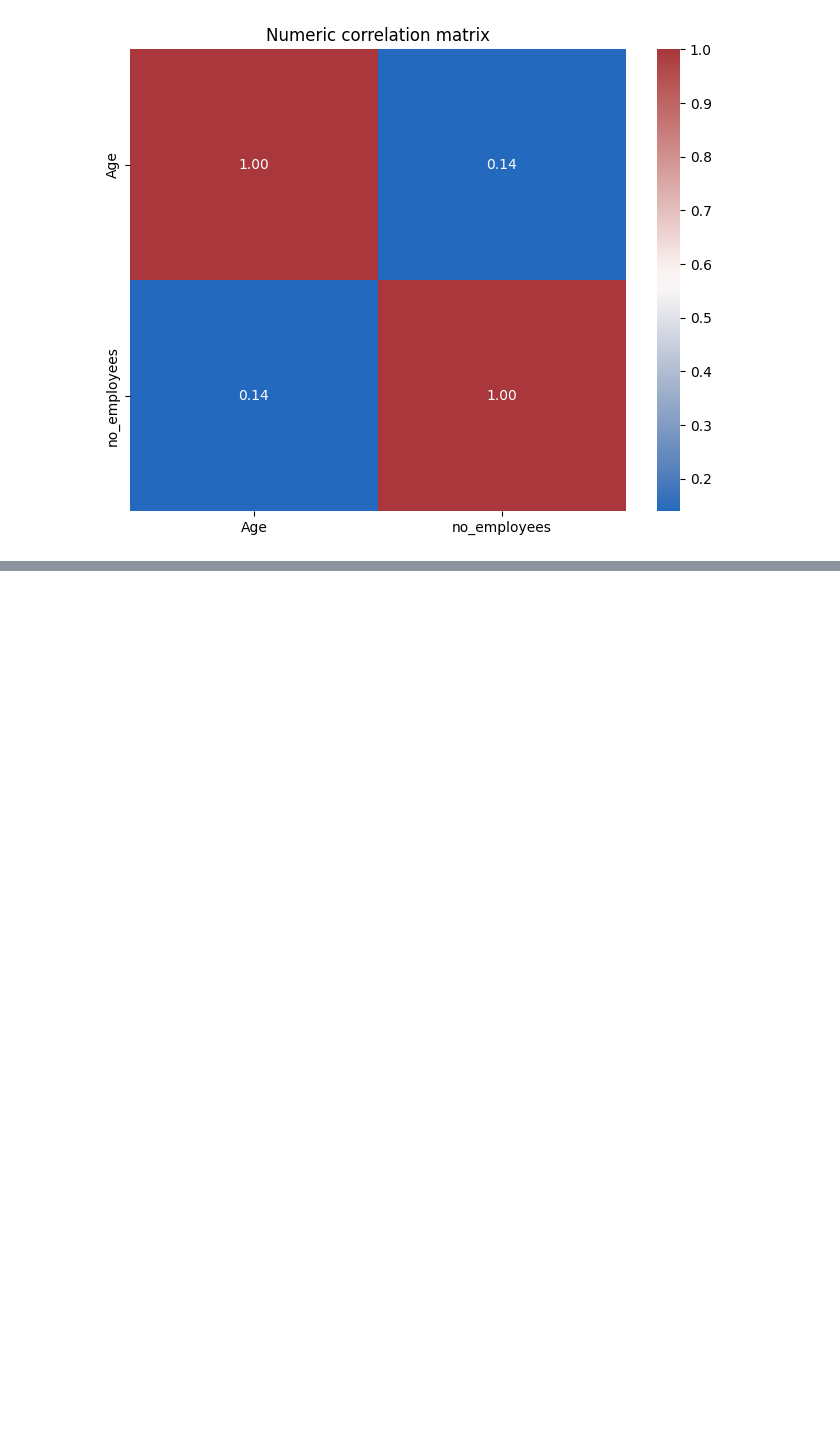
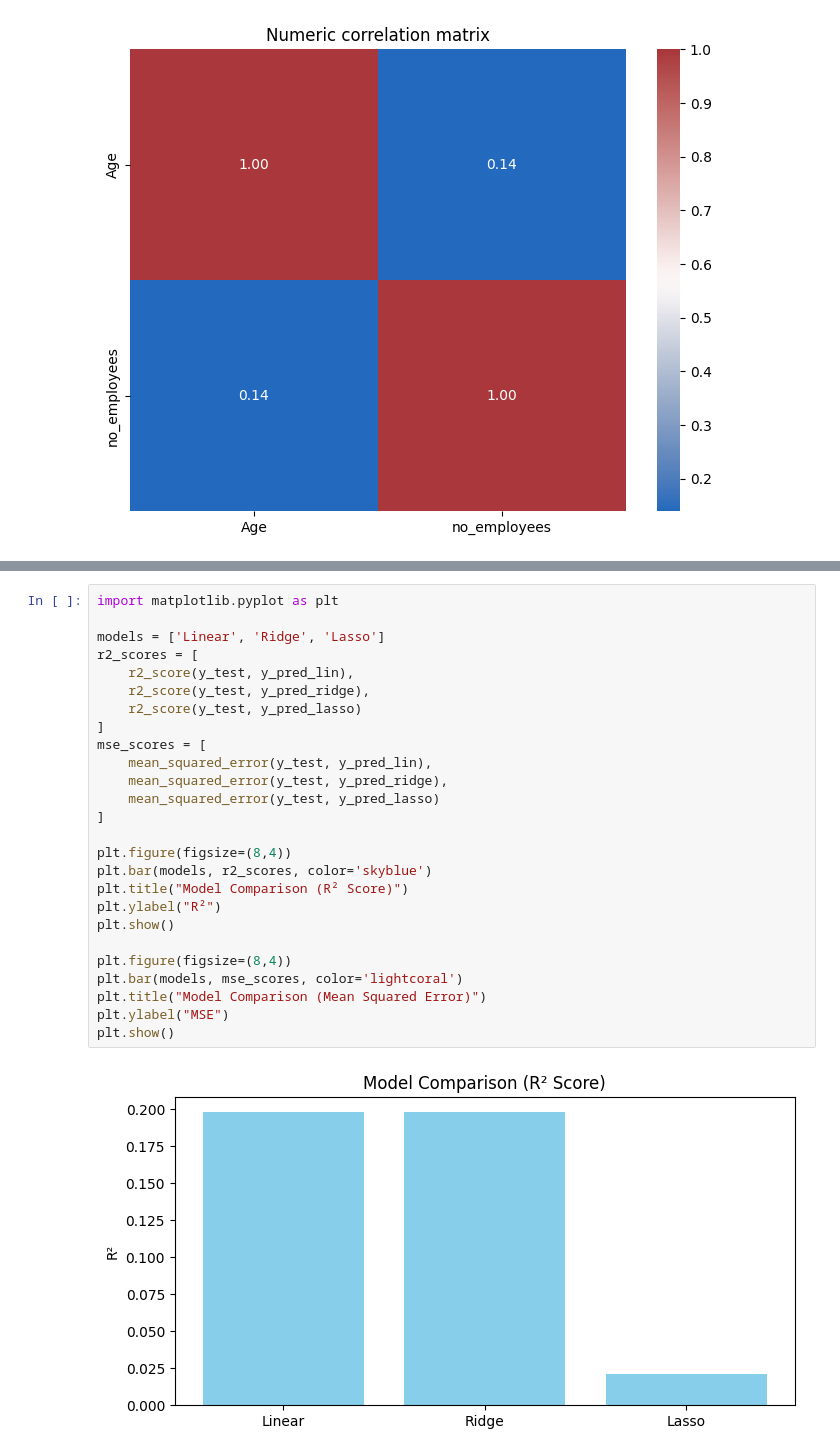
Before and after one commit to Savindi2002/Mental-Health-in-Tech, a Jupyter notebook: notebooks/data_exploration.ipynb, the cells around one changed output, grey strips where cells are left out. Cells and saved outputs as stored; diff of their text form; blank space fills up the shorter version.

```diff
--- a/notebooks/data_exploration.ipynb
+++ b/notebooks/data_exploration.ipynb
@@ -362,0 +499,28 @@ plt.show()
+# %%
+import matplotlib.pyplot as plt
+
+models = ['Linear', 'Ridge', 'Lasso']
+r2_scores = [
+    r2_score(y_test, y_pred_lin),
+    r2_score(y_test, y_pred_ridge),
+    r2_score(y_test, y_pred_lasso)
+]
+mse_scores = [
+    mean_squared_error(y_test, y_pred_lin),
+    mean_squared_error(y_test, y_pred_ridge),
+    mean_squared_error(y_test, y_pred_lasso)
+]
+
+plt.figure(figsize=(8,4))
+plt.bar(models, r2_scores, color='skyblue')
+plt.title("Model Comparison (R² Score)")
+plt.ylabel("R²")
+plt.show()
+
+plt.figure(figsize=(8,4))
+plt.bar(models, mse_scores, color='lightcoral')
+plt.title("Model Comparison (Mean Squared Error)")
+plt.ylabel("MSE")
+plt.show()
+# %% [output]
+[figure, added]
```
Also changed, not shown: parts of 3 cells of this notebook.
